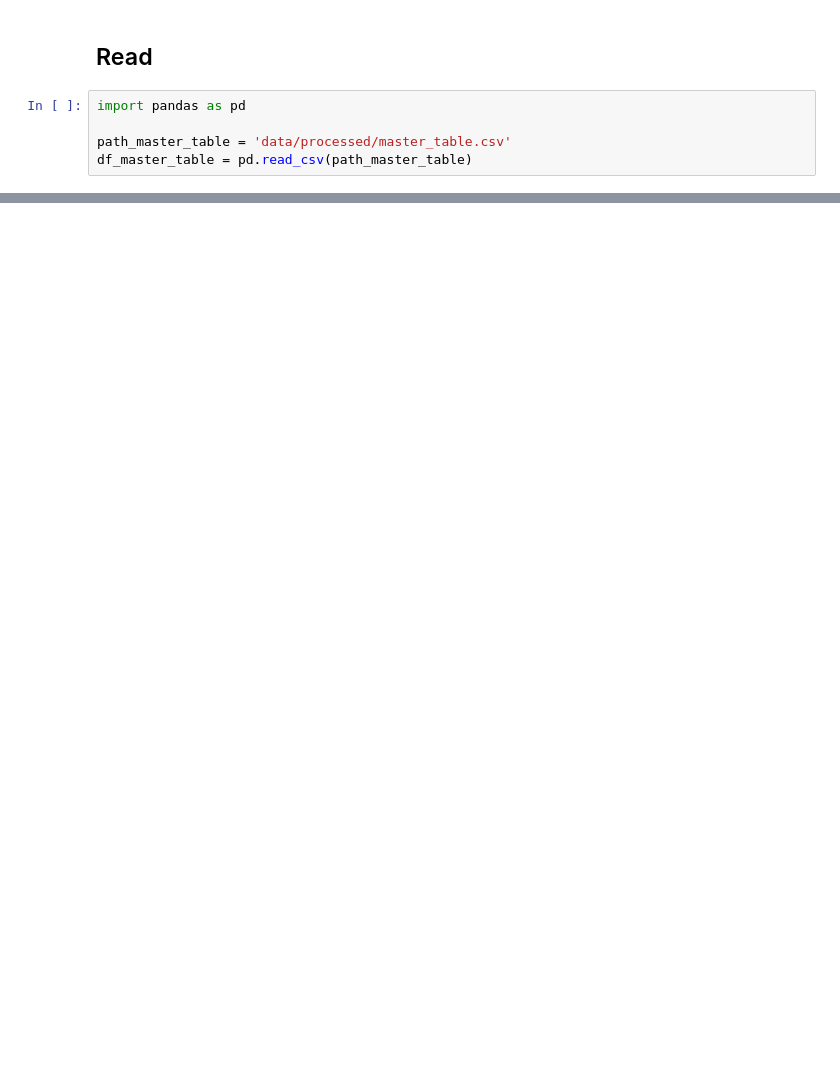
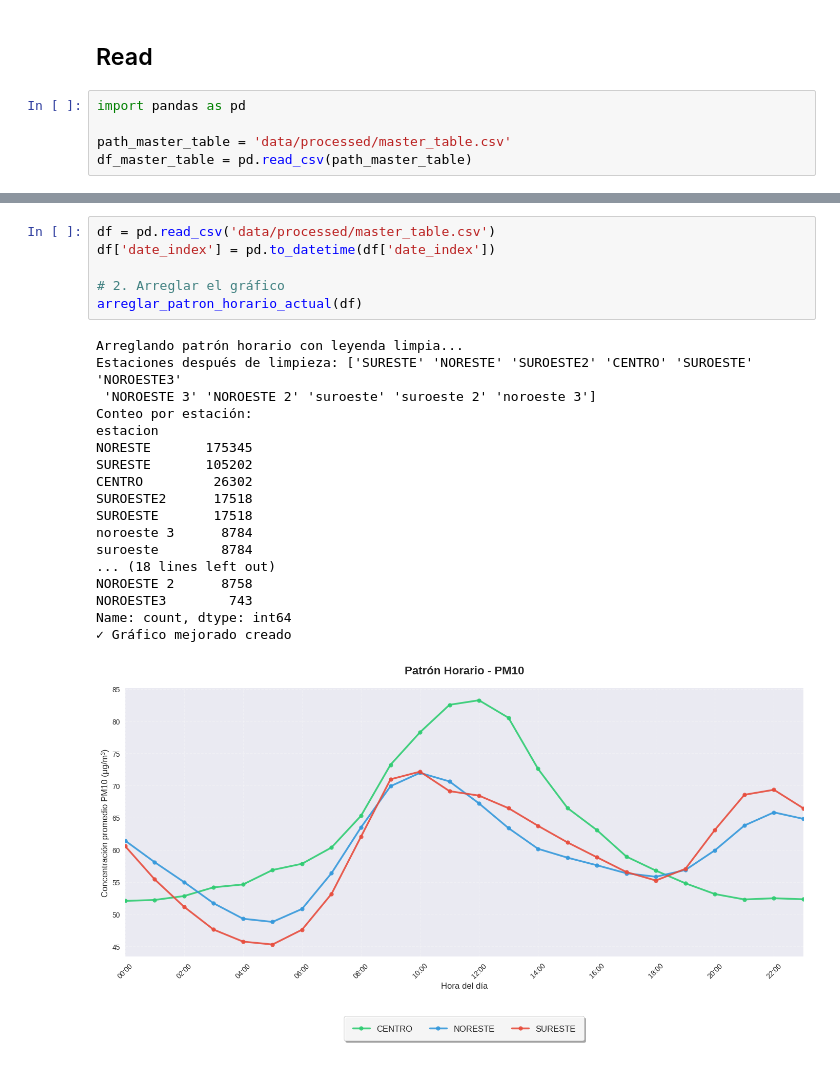
Before and after one commit to Alfonso-Fierro/PROYECTO_MA2003B, a Jupyter notebook: notebooks/01_business_understanding/02_exploratory_data_analysis.ipynb, the cells around one changed output, grey strips where cells are left out. Saved outputs shown, nothing was run; the diff lists cells and outputs as text; blank space fills up the shorter version.

Commit message:
Correction of data analysis

```diff
--- a/notebooks/01_business_understanding/02_exploratory_data_analysis.ipynb
+++ b/notebooks/01_business_understanding/02_exploratory_data_analysis.ipynb
@@ -30,0 +970,25 @@ df_master_table
+# %%
+df = pd.read_csv('data/processed/master_table.csv')
+df['date_index'] = pd.to_datetime(df['date_index'])
+
+# 2. Arreglar el gráfico
+arreglar_patron_horario_actual(df)
+# %% [output]
+Arreglando patrón horario con leyenda limpia...
+Estaciones después de limpieza: ['SURESTE' 'NORESTE' 'SUROESTE2' 'CENTRO' 'SUROESTE' 'NOROESTE3'
+ 'NOROESTE 3' 'NOROESTE 2' 'suroeste' 'suroeste 2' 'noroeste 3']
+Conteo por estación:
+estacion
+NORESTE       175345
+SURESTE       105202
+CENTRO         26302
+SUROESTE2      17518
+SUROESTE       17518
+noroeste 3      8784
+suroeste        8784
+... (18 lines left out)
+NOROESTE 2      8758
+NOROESTE3        743
+Name: count, dtype: int64
+✓ Gráfico mejorado creado
+[figure, added]
```
Also changed, not shown: parts of 5 cells of this notebook, 5 other files.
